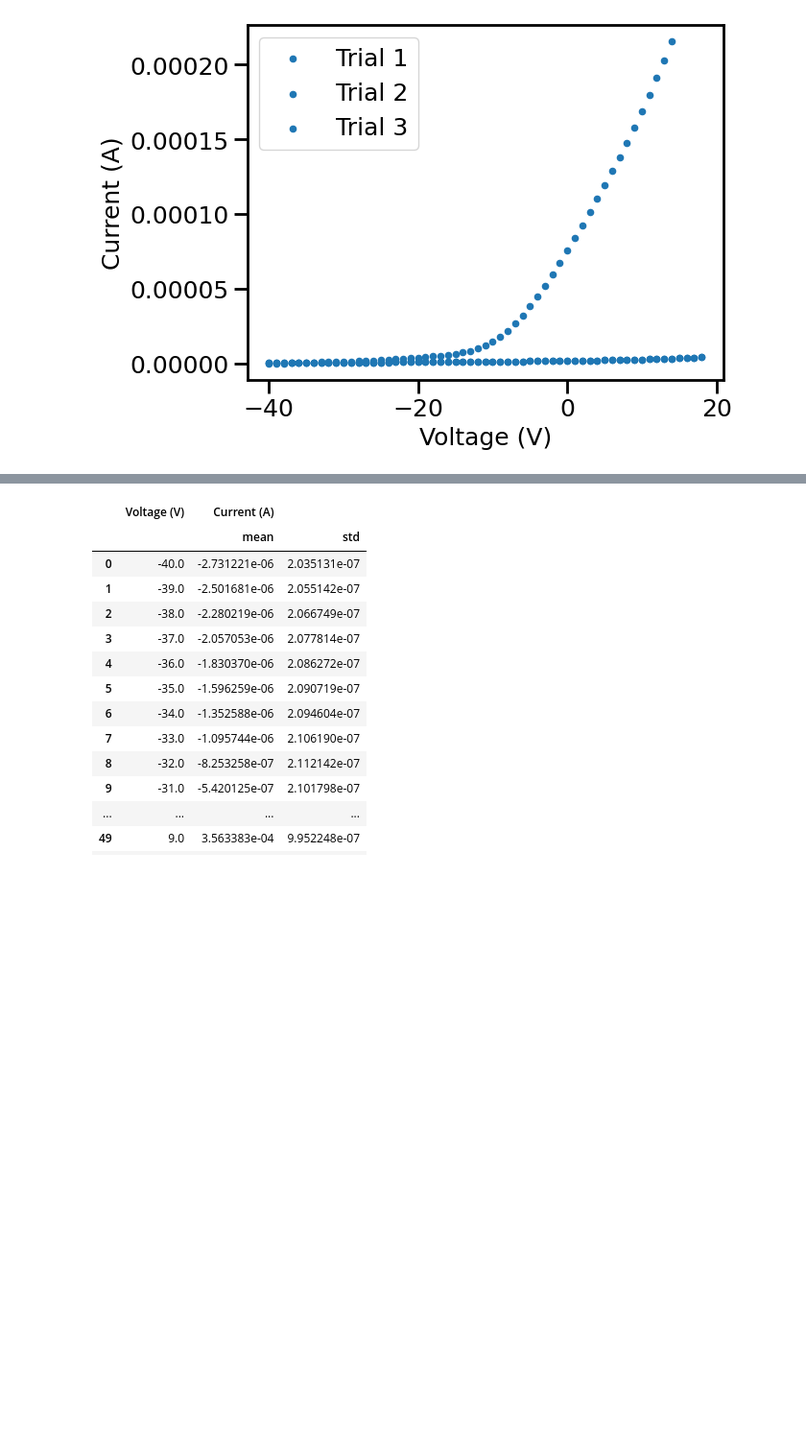
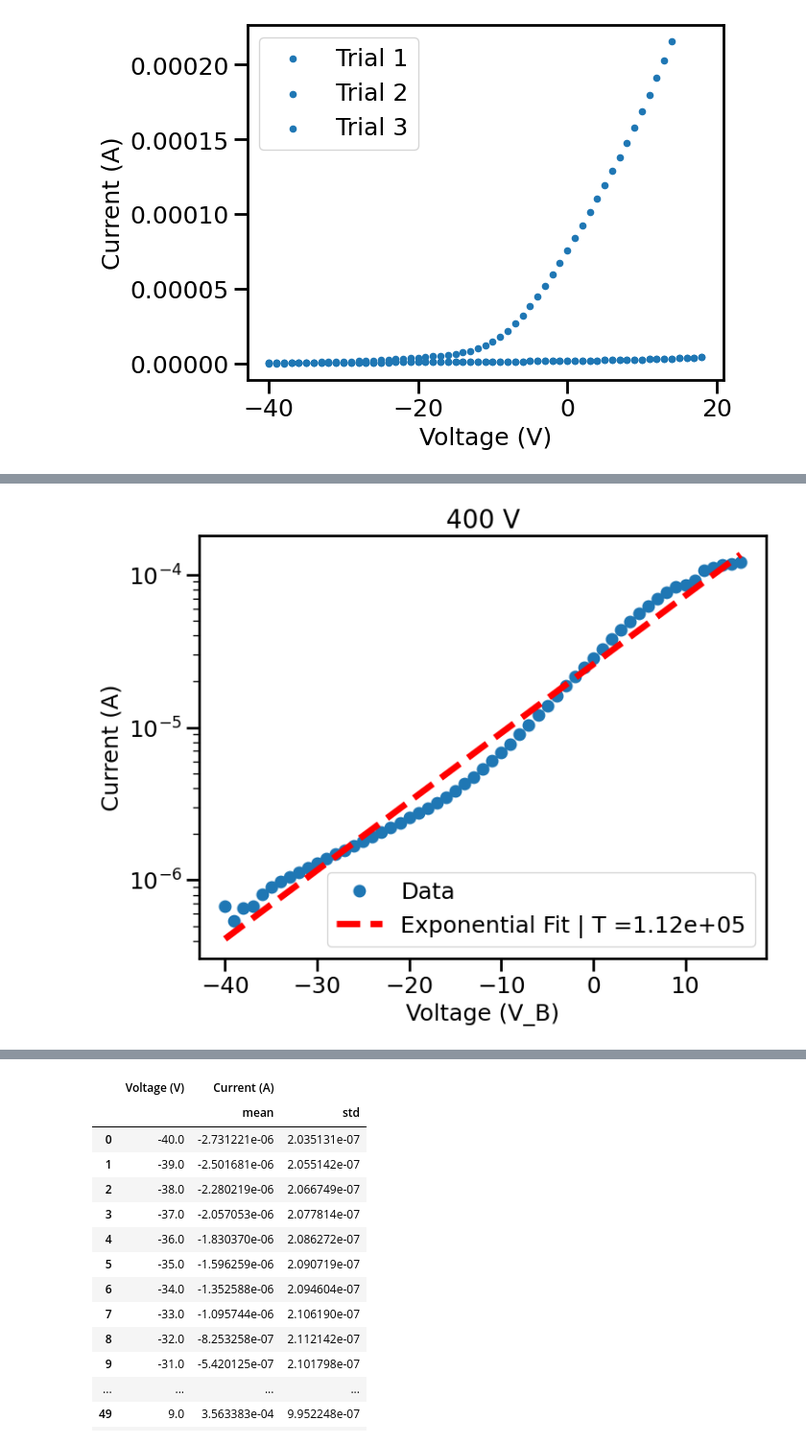
Before and after one commit to jorgegponce/physics191_plasma, a Jupyter notebook: Code/langmuir.ipynb, the cells around one changed output, grey strips where cells are left out. Shown at 96% size. Drawn from its saved outputs; the diff is of its cells as text; code cells hidden in the pictures; blank space fills up the shorter version.

```diff
--- a/Code/langmuir.ipynb
+++ b/Code/langmuir.ipynb
@@ -268,0 +264,83 @@ plt.show()
+# %%
+import numpy as np
+import matplotlib.pyplot as plt
+
+# -----------------------------------------------------------
+# 1) Define known constants and plasma potential
+# -----------------------------------------------------------
+e   = 1.602176634e-19   # Electron charge (C)
+k   = 1.380649e-23      # Boltzmann constant (J/K)
+V_p = 10.0              # Known plasma potential (V)
+
+
+voltages = [400, 800,1200, 1600,2000]
+trials = [1,2,3]
+pressure = 366.8
+
+plt.figure(figsize=(8, 6))
+
+colors = plt.cm.Reds(np.linspace(0.2, 0.9, len(voltages)))  # Change 'viridis' to other colormaps if needed
+
+
+for i, voltage in enumerate(voltages):
+
+    x,y, err = processed_data[f'{pressure}_{voltage}']
+
+    # -----------------------------------------------------------
+    # 3) Filter out any non-positive currents (log requires > 0)
+    # -----------------------------------------------------------
+    mask = (y > 0)
+    x_pos = x[mask]
+    y_pos = y[mask]
+
+    # -----------------------------------------------------------
+    # 4) Transform for log-linear fit:
+    #    I(V_B) = I_s * exp[e(V_p - V_B)/(kT)]
+    #    => ln(I) = ln(I_s) + [e/(kT)] * (V_p - V_B)
+    # -----------------------------------------------------------
+    X = (V_p - x_pos)       # "horizontal" axis
+    Y = np.log(y_pos)       # "vertical" axis = ln(I)
+
+    # -----------------------------------------------------------
+    # 5) Linear fit in log space: Y = intercept + slope*X
+    # -----------------------------------------------------------
+    slope, intercept = np.polyfit(X, Y, 1)
+
+    # slope = -e/(kT)  =>  -T = e/(k * slope)
+    T_fit  = -e / (k * slope)
+    I_s_fit = np.exp(intercept)
+
+    print("===== Log-Linear Fit Results =====")
+    print(f"T (in K)   = {T_fit:.4g}")
+    print(f"I_s (in A) = {I_s_fit:.4g}")
+
+    # # -----------------------------------------------------------
+    # # 6) Plot the log-linear data and the linear fit
+    # # -----------------------------------------------------------
+    # plt.figure(figsize=(8,6))
+    # plt.plot(X, Y, 'o', label='Data (log of I)')
+    # plt.plot(X, slope*X + intercept, 'r--', label='Linear Fit')
+    # plt.xlabel("V_p - V_B (V)")
+    # plt.ylabel("ln(I)")
+    # plt.title("Log-Linear Fit to I(V_B) = I_s * exp[e(V_p - V_B)/(kT)]")
+    # plt.legend()
+    # plt.show()
+
+    # -----------------------------------------------------------
+    # 7) (Optional) Overplot the fit in the original (V_B, I) space
+    #    to confirm it matches the data on a semi-log scale
+    # -----------------------------------------------------------
+    x_fit = np.linspace(x_pos.min(), x_pos.max(), 200)
+    X_fit = V_p - x_fit
+    y_fit = I_s_fit * np.exp(-(e/(k*T_fit)) * X_fit)
+
+    plt.figure(figsize=(8,6))
+    plt.plot(x_pos, y_pos, 'o', label='Data')
+    plt.plot(x_fit, y_fit, 'r--', label=f'Exponential Fit | T ={T_fit:.3g}')
+    plt.yscale('log')  # so you can see the exponential on a log scale
+    plt.xlabel("Voltage (V_B)")
+    plt.ylabel("Current (A)")
+    plt.title(f"{voltage} V")
+    plt.legend()
+    plt.show()
+# %% [output]
@@ -268,0 +351 @@ plt.show()
+[figure, added]
```
Also changed, not shown: parts of 5 cells of this notebook, 2 other files.
